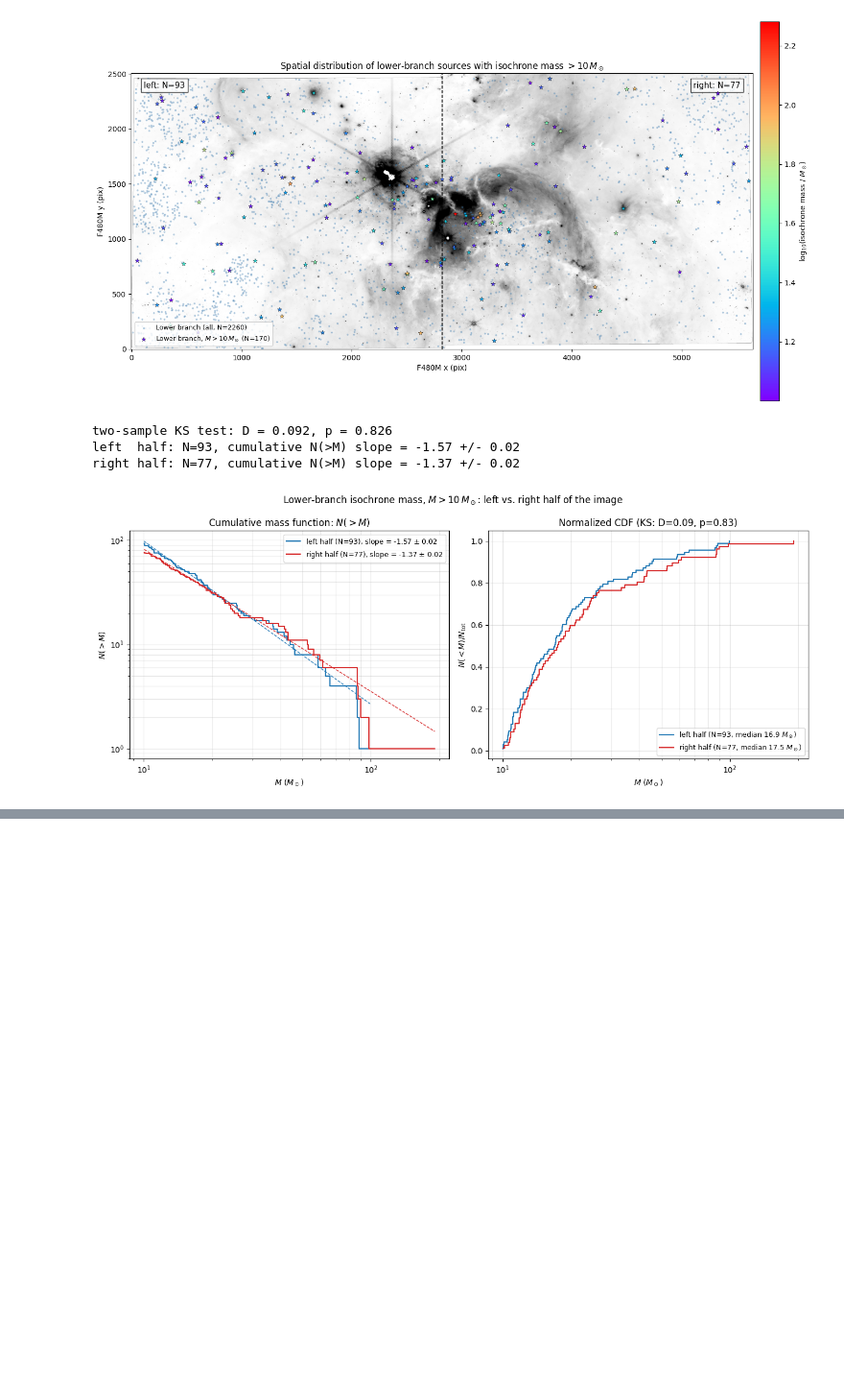
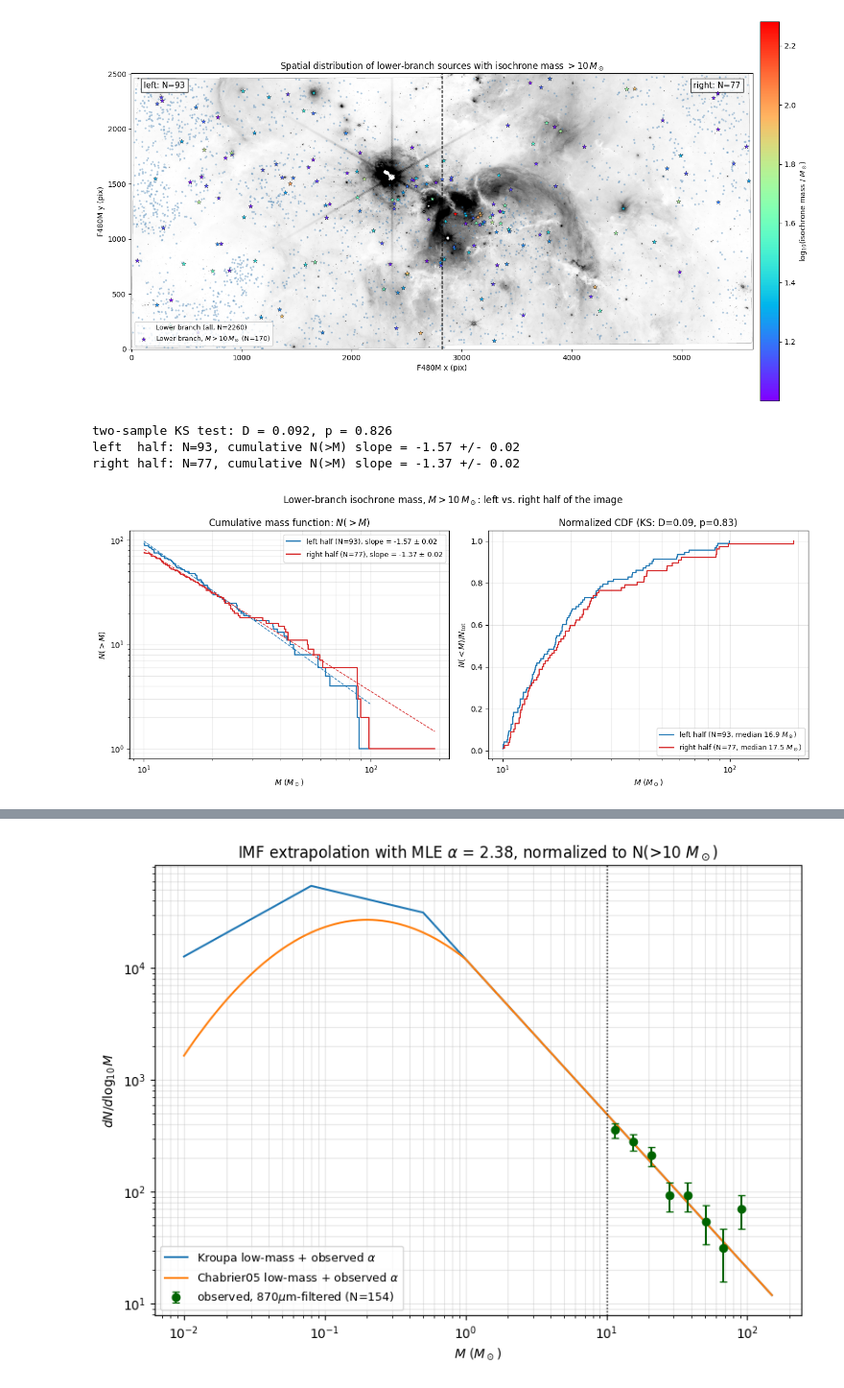
Before and after one commit to tyoo37/w51_nircam, a Jupyter notebook: proposal/lower_branch_mass_function.ipynb, the cells around one changed output, grey strips where cells are left out. Shown at 96% size. Drawn from its saved outputs; the diff is of its cells as text; code cells hidden in the pictures; blank space fills up the shorter version.

```diff
--- a/proposal/lower_branch_mass_function.ipynb
+++ b/proposal/lower_branch_mass_function.ipynb
@@ -564,0 +670,74 @@ right half: N=77, cumulative N(>M) slope = -1.37 +/- 0.02
+# %%
+from scipy.integrate import quad
+
+M_LOW_IMF, M_UP_IMF = 0.01, 150.0
+
+
+def kroupa_shape(m, alpha_high):
+    # continuous broken power law, breaks at 0.08 and 0.5 Msun
+    a0, a1 = 0.3, 1.3
+    k1 = 0.08**(a1 - a0)                  # continuity at 0.08
+    k2 = k1 * 0.5**(alpha_high - a1)      # continuity at 0.5
+    return np.where(m < 0.08, m**-a0, np.where(m < 0.5, k1 * m**-a1, k2 * m**-alpha_high))
+
+
+def chabrier05_shape(m, alpha_high, mc=0.2, sigma=0.55):
+    # dN/dm: log-normal below 1 Msun (dN/dlogm / (m ln10)), power law above, continuous at 1 Msun
+    lognorm = lambda mm: np.exp(-(np.log10(mm) - np.log10(mc))**2 / (2 * sigma**2)) / (mm * np.log(10))
+    return np.where(m < 1, lognorm(m), lognorm(1.0) * m**-alpha_high)
+
+
+def total_mass_from_counts(shape, alpha_high, n_obs, m_min_obs=mass_function_threshold,
+                           m_low=M_LOW_IMF, m_up=M_UP_IMF):
+    breaks = [0.08, 0.5, 1.0, m_min_obs]
+    n_shape = quad(lambda m: shape(m, alpha_high), m_min_obs, m_up)[0]
+    m_shape = quad(lambda m: m * shape(m, alpha_high), m_low, m_up, points=breaks, limit=200)[0]
+    m_obs_range = quad(lambda m: m * shape(m, alpha_high), m_min_obs, m_up)[0]
+    norm = n_obs / n_shape
+    return norm * m_shape, m_obs_range / m_shape  # total mass, fraction of mass in 10-150 Msun
+
+
+observed_mass_sum = mf870_mass.sum()
+print(f'N(M>{mass_function_threshold} Msun, 870um-filtered) = {n870}, summed observed mass = {observed_mass_sum:.0f} Msun')
+print(f'IMF integration range {M_LOW_IMF}-{M_UP_IMF} Msun\n')
+
+slope_cases = dict(alpha870)
+slope_cases['canonical (2.35)'] = (2.35, 0.0)
+rows = []
+print(f'{"slope estimate":20s} {"alpha":>12s} | {"Kroupa total [Msun]":>28s} | {"Chabrier05 total [Msun]":>28s} | f(>10) K / C')
+for name, (a, ae) in slope_cases.items():
+    out = []
+    for shape in (kroupa_shape, chabrier05_shape):
+        mt, frac = total_mass_from_counts(shape, a, n870)
+        if ae > 0:
+            mt_lo = total_mass_from_counts(shape, a - ae, n870)[0]
+            mt_hi = total_mass_from_counts(shape, a + ae, n870)[0]
+        else:
+            mt_lo = mt_hi = mt
+        out.append((mt, min(mt_lo, mt_hi), max(mt_lo, mt_hi), frac))
+    rows.append((name, a, ae, out))
+    (k, klo, khi, kf), (c, clo, chi, cf) = out
+    print(f'{name:20s} {a:5.2f} +/- {ae:4.2f} | {k:9.3g} ({klo:8.3g}-{khi:8.3g}) | '
+          f'{c:9.3g} ({clo:8.3g}-{chi:8.3g}) | {kf:.2f} / {cf:.2f}')
+
+# visualize the adopted IMFs, normalized to the observed counts (MLE slope)
+fig, ax = plt.subplots(figsize=(8, 6))
+mgrid = np.logspace(np.log10(M_LOW_IMF), np.log10(M_UP_IMF), 500)
+for shape, label, color in [(kroupa_shape, 'Kroupa low-mass + observed $\\alpha$', 'tab:blue'),
+                            (chabrier05_shape, 'Chabrier05 low-mass + observed $\\alpha$', 'tab:orange')]:
+    norm = n870 / quad(lambda m: shape(m, alpha870_mle), mass_function_threshold, M_UP_IMF)[0]
+    ax.plot(mgrid, norm * shape(mgrid, alpha870_mle) * mgrid * np.log(10), color=color, label=label)
+ax.errorbar(bin_centers[nz870], dN_dlogM_870[nz870], yerr=dN_dlogM_870_err[nz870], fmt='o', color='darkgreen',
+            capsize=3, zorder=3, label=f'observed, 870$\mu$m-filtered (N={n870})')
+ax.axvline(mass_function_threshold, color='k', ls=':', lw=1)
+ax.set_xscale('log')
+ax.set_yscale('log')
+ax.set_xlabel(r'$M$ ($M_\odot$)')
+ax.set_ylabel(r'$dN/d\log_{10}M$')
+ax.set_title(f'IMF extrapolation with MLE $\\alpha$ = {alpha870_mle:.2f}, normalized to N(>10 $M_\odot$)')
+ax.legend(fontsize=9)
+ax.grid(alpha=0.3, which='both')
+plt.tight_layout()
+plt.savefig('lower_branch_imf_extrapolation_870um_filtered.png', bbox_inches='tight')
+plt.show()
+# %% [output]
@@ -564,0 +752 @@ right half: N=77, cumulative N(>M) slope = -1.37 +/- 0.02
+[figure, added]
```
Also changed, not shown: parts of 14 cells of this notebook, 12 other files.
